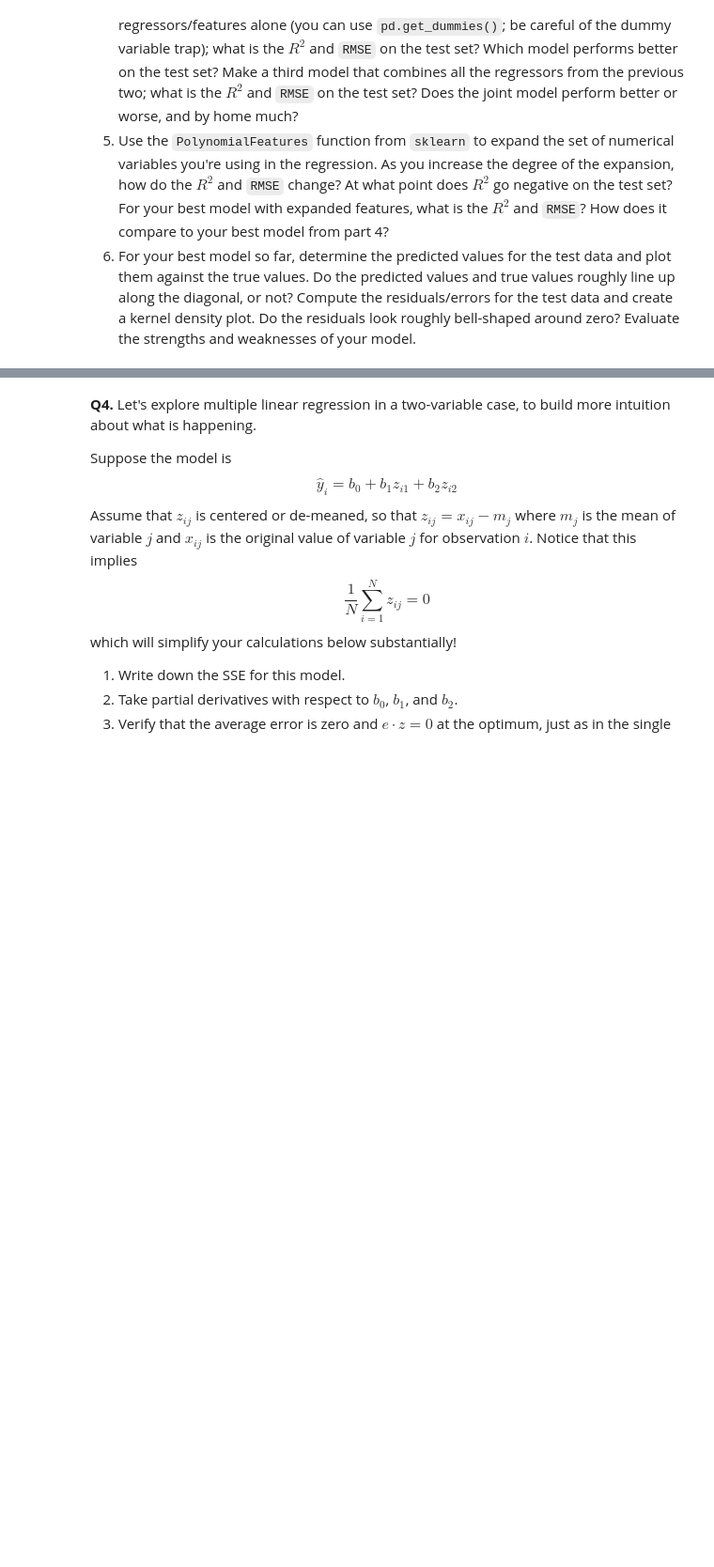
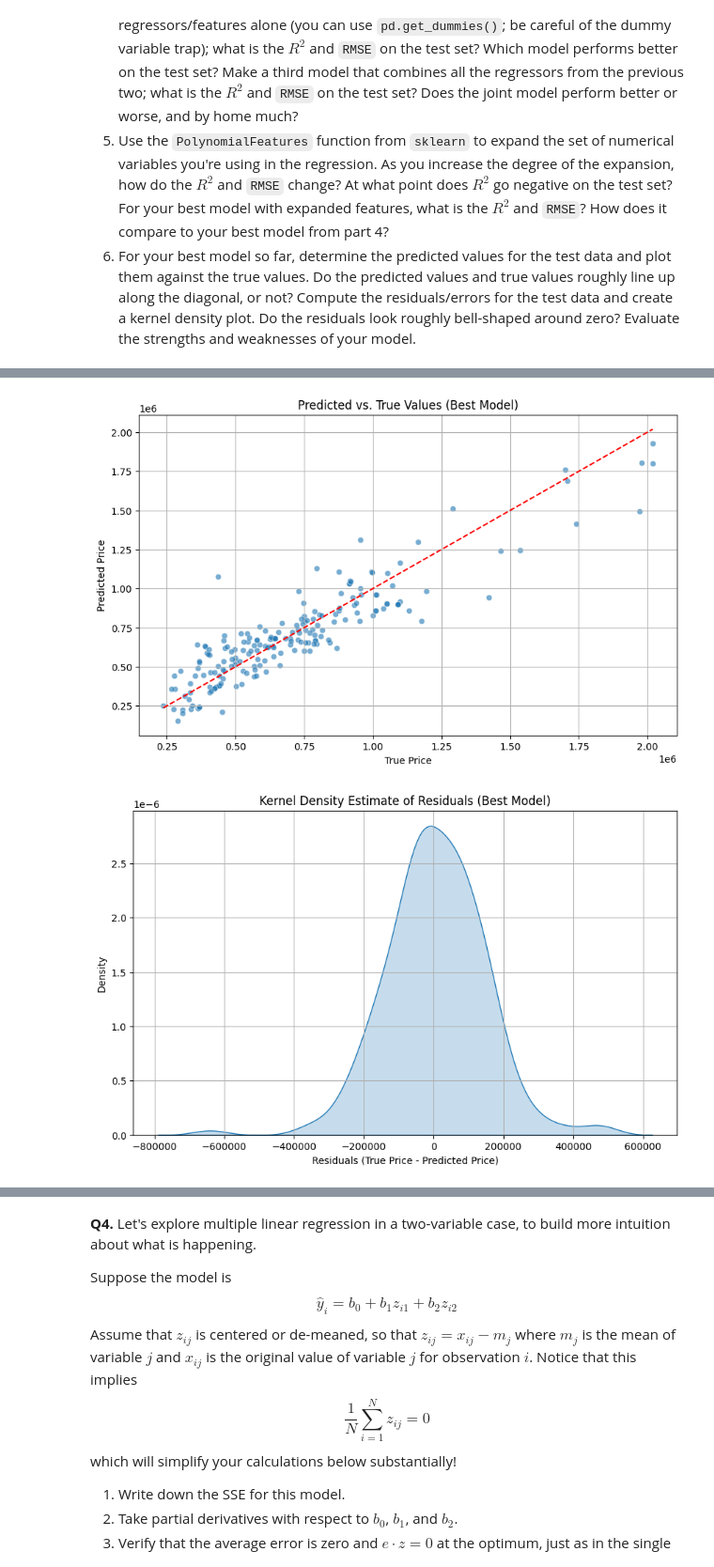
Before and after one commit to michaelhunter12/linear_models, a Jupyter notebook: assignment/assignment.ipynb, the cells around one changed output, grey strips where cells are left out. Shown at 94% size. Saved outputs shown, nothing was run; the diff lists cells and outputs as text; code cells hidden in the pictures; blank space fills up the shorter version.

```diff
--- a/assignment/assignment.ipynb
+++ b/assignment/assignment.ipynb
@@ -184,0 +399,5 @@ These derived values exactly match the average prices calculated in Part 1 and t
+# %%
+y = cars_new['Price']
+X = cars_new.drop('Price', axis=1)
+
+X_train, X_test, y_train, y_test = train_test_split(X, y, test_size=0.2, random_state=42)
@@ -184,0 +656,75 @@ These derived values exactly match the average prices calculated in Part 1 and t
+# %%
+import matplotlib.pyplot as plt
+import seaborn as sns
+import numpy as np
+from sklearn.preprocessing import PolynomialFeatures # Import PolynomialFeatures
+
+# Reconstruct X_test data for the best polynomial degree
+best_degree = best_model_poly['degree']
+poly = PolynomialFeatures(degree=best_degree, include_bias=False)
+
+# Ensure X_train_numeric_for_poly is available (from previous cells)
+# Identify numeric columns from the original X_train (before one-hot encoding categorical)
+numeric_cols_original = X_train.select_dtypes(include=np.number).columns
+X_train_numeric_for_poly = X_train[numeric_cols_original]
+X_test_numeric_for_poly = X_test[numeric_cols_original]
+
+# Fit the PolynomialFeatures transformer on the training data
+poly.fit(X_train_numeric_for_poly)
+
+X_test_poly = poly.transform(X_test_numeric_for_poly)
+X_test_poly_df = pd.DataFrame(X_test_poly, columns=poly.get_feature_names_out(X_test_numeric_for_poly.columns), index=X_test.index)
+
+# Ensure X_test_categorical is available (from previous cells)
+categorical_cols = X_train.select_dtypes(include='object').columns
+X_train_categorical = pd.get_dummies(X_train[categorical_cols], drop_first=True, dtype=int)
+X_test_categorical = pd.get_dummies(X_test[categorical_cols], drop_first=True, dtype=int)
+X_train_categorical, X_test_categorical = X_train_categorical.align(X_test_categorical, join='outer', axis=1, fill_value=0)
+
+X_test_combined_for_best_poly = pd.concat([X_test_poly_df, X_test_categorical], axis=1)
+
+# Get predictions from the best model
+y_pred_best_model = best_model_poly['model'].predict(X_test_combined_for_best_poly)
+
+# Plot Predicted vs. True Values
+plt.figure(figsize=(10, 6))
+sns.scatterplot(x=y_test, y=y_pred_best_model, alpha=0.6)
+plt.plot([y_test.min(), y_test.max()], [y_test.min(), y_test.max()], 'r--') # Diagonal line
+plt.title('Predicted vs. True Values (Best Model)')
+plt.xlabel('True Price')
+plt.ylabel('Predicted Price')
+plt.grid(True)
+plt.show()
+
+# Compute Residuals
+residuals = y_test - y_pred_best_model
+
+# Create a Kernel Density Plot of Residuals
+plt.figure(figsize=(10, 6))
+sns.kdeplot(residuals, fill=True)
+plt.title('Kernel Density Estimate of Residuals (Best Model)')
+plt.xlabel('Residuals (True Price - Predicted Price)')
+plt.ylabel('Density')
+plt.grid(True)
+plt.show()
+
+print("\n--- Model Evaluation ---")
+print(f"Best Model R-squared on Test Set: {best_model_poly['R2_test']:.2f}")
+print(f"Best Model RMSE on Test Set: {best_model_poly['RMSE_test']:.2f}")
+
+print("\nStrengths of the model:")
+print("- High R-squared indicates a good proportion of variance in price is explained.")
+print("- The predicted vs. true plot should show points generally clustered along the diagonal, indicating reasonable predictions.")
+print("- The residual plot should be roughly bell-shaped around zero, suggesting errors are normally distributed and unbiased.")
+print("- Incorporating categorical features significantly improved model performance over numeric-only models.")
+print("- Polynomial features on numeric variables can capture non-linear relationships, potentially improving fit for certain data characteristics.")
+
+print("\nWeaknesses of the model:")
+print("- Perfect alignment along the diagonal is unlikely, indicating there's still unexplained variance or irreducible error.")
+print("- The spread of residuals might not be perfectly uniform across all predicted values (heteroscedasticity), which could violate OLS assumptions.")
+print("- Outliers in the residual plot could indicate specific predictions where the model struggles.")
+print("- If the R-squared is not very close to 1, a significant portion of variance remains unexplained, potentially due to missing variables or highly complex non-linear relationships.")
+print("- Overfitting could be a concern with higher polynomial degrees, where the model performs well on training data but poorly on unseen test data (though we are checking for this).")
+# %% [output]
+[figure, added]
+[figure, added]
```
Also changed, not shown: parts of 26 cells of this notebook.
